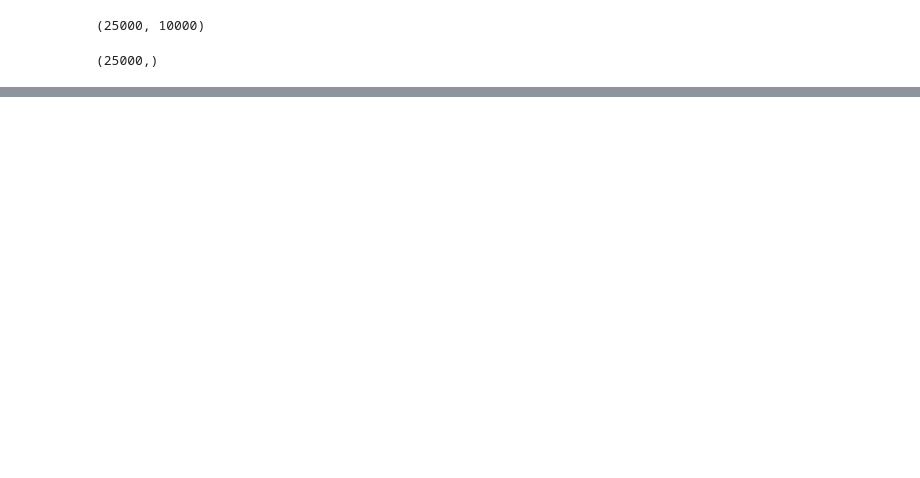
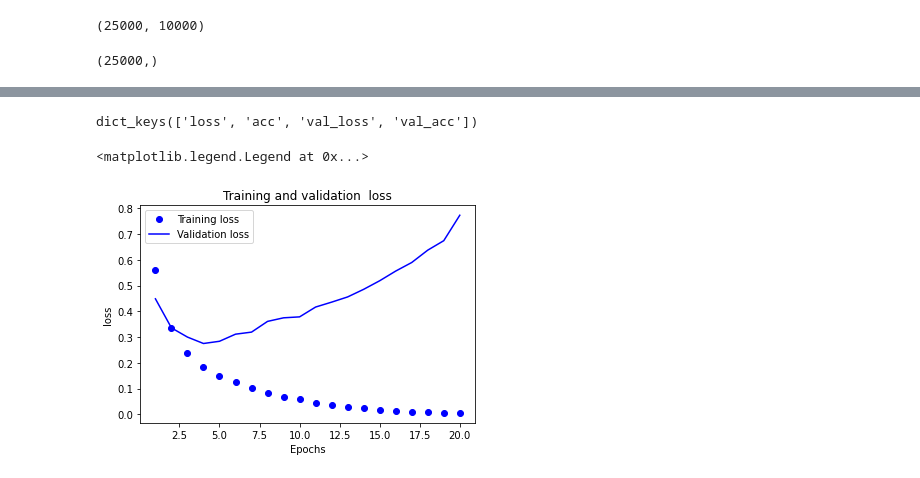
Before and after one commit to ducksfrogs/tens_first, a Jupyter notebook: book/keras/chap3/imodb/over_fit.ipynb, the cells around one changed output, grey strips where cells are left out. Cells and saved outputs as stored; diff of their text form; code cells hidden in the pictures; blank space fills up the shorter version.

```diff
--- a/book/keras/chap3/imodb/over_fit.ipynb
+++ b/book/keras/chap3/imodb/over_fit.ipynb
@@ -77,0 +78,2 @@ Epoch 20/20
+# %%
+history_dict = history.history
@@ -77,0 +100,4 @@ Epoch 20/20
+# %%
+history_dict.keys()
+# %% [output]
+dict_keys(['loss', 'acc', 'val_loss', 'val_acc'])
@@ -77,0 +106,15 @@ Epoch 20/20
+# %%
+loss_val = history_dict['loss']
+val_loss_values = history_dict['val_loss']
+
+epochs = range(1, len(loss_val) + 1)
+
+plt.plot(epochs, loss_val, 'bo', label='Training loss')
+plt.plot(epochs, val_loss_values, 'b', label='Validation loss')
+plt.xlabel('Epochs')
+plt.title("Training and validation  loss")
+plt.ylabel('loss')
+plt.legend()
+# %% [output]
+<matplotlib.legend.Legend at 0x...>
+[figure, added]
```
Also changed, not shown: parts of 4 cells of this notebook, 3 other files.
